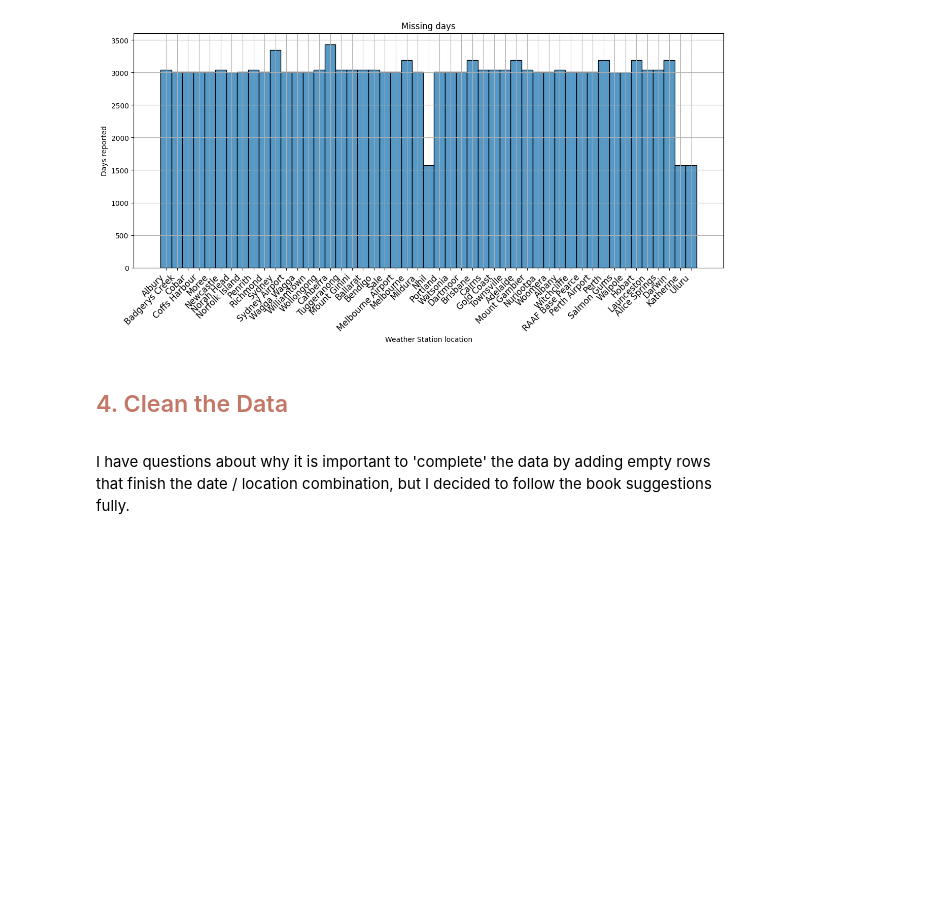
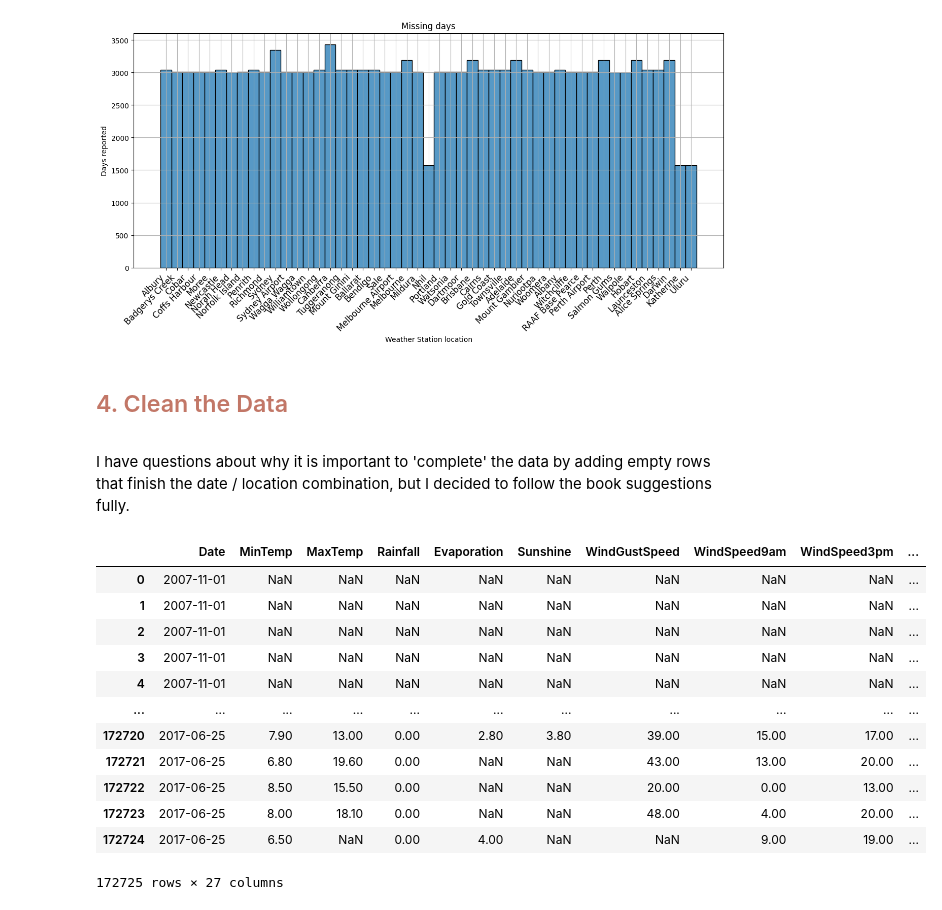
Before and after one commit to zinkute/rain-in-Australia, a Jupyter notebook: dslc_documentation/01_data_cleaning.ipynb, the cells around one changed output. Saved outputs shown, nothing was run; the diff lists cells and outputs as text; code cells hidden in the pictures; blank space fills up the shorter version.

Commit message:
Created a function to clean up data set.

```diff
--- a/dslc_documentation/01_data_cleaning.ipynb
+++ b/dslc_documentation/01_data_cleaning.ipynb
@@ -32,7 +33,7 @@ HTML('<style>{}</style>'.format(table_css))
 # Pandas - run to display Data Frames properly
 
 # To limit displayed rows
-pd.options.display.max_rows = 25
+pd.options.display.max_rows = 50
 
 #  To show all columns
 pd.options.display.max_columns = 100
@@ -886,0 +982,16 @@ I have questions about why it is important to 'complete' the data by adding empt
+# %%
+prepare_rain_data(rain_data)
+# %% [output]
+|  | Date | MinTemp | MaxTemp | Rainfall | Evaporation | Sunshine | WindGustSpeed | WindSpeed9am | WindSpeed3pm | ... |
+| 0 | 2007-11-01 | NaN | NaN | NaN | NaN | NaN | NaN | NaN | NaN | ... |
+| 1 | 2007-11-01 | NaN | NaN | NaN | NaN | NaN | NaN | NaN | NaN | ... |
+| 2 | 2007-11-01 | NaN | NaN | NaN | NaN | NaN | NaN | NaN | NaN | ... |
+| 3 | 2007-11-01 | NaN | NaN | NaN | NaN | NaN | NaN | NaN | NaN | ... |
+| 4 | 2007-11-01 | NaN | NaN | NaN | NaN | NaN | NaN | NaN | NaN | ... |
+| ... | ... | ... | ... | ... | ... | ... | ... | ... | ... | ... |
+| 172720 | 2017-06-25 | 7.90 | 13.00 | 0.00 | 2.80 | 3.80 | 39.00 | 15.00 | 17.00 | ... |
+| 172721 | 2017-06-25 | 6.80 | 19.60 | 0.00 | NaN | NaN | 43.00 | 13.00 | 20.00 | ... |
+| 172722 | 2017-06-25 | 8.50 | 15.50 | 0.00 | NaN | NaN | 20.00 | 0.00 | 13.00 | ... |
+| 172723 | 2017-06-25 | 8.00 | 18.10 | 0.00 | NaN | NaN | 48.00 | 4.00 | 20.00 | ... |
+| 172724 | 2017-06-25 | 6.50 | NaN | 0.00 | 4.00 | NaN | NaN | 9.00 | 19.00 | ... |
+172725 rows × 27 columns
```
Also changed, not shown: parts of 6 cells of this notebook.
